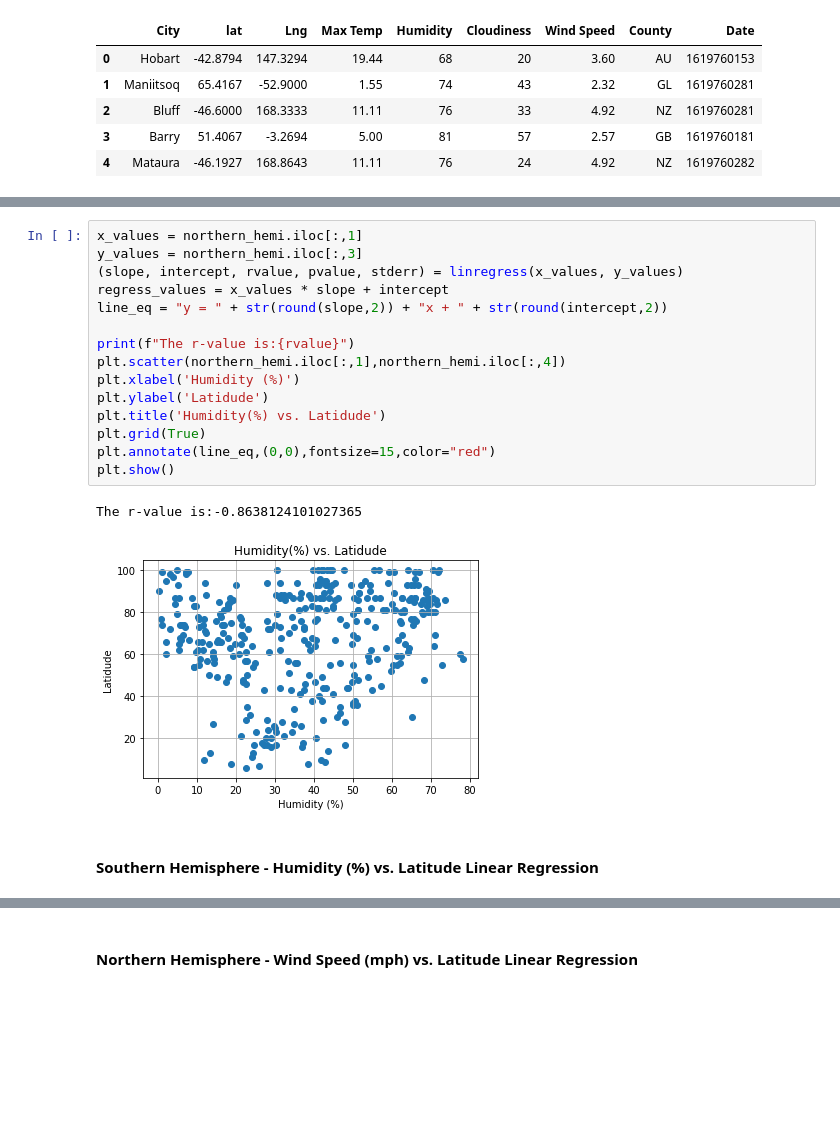
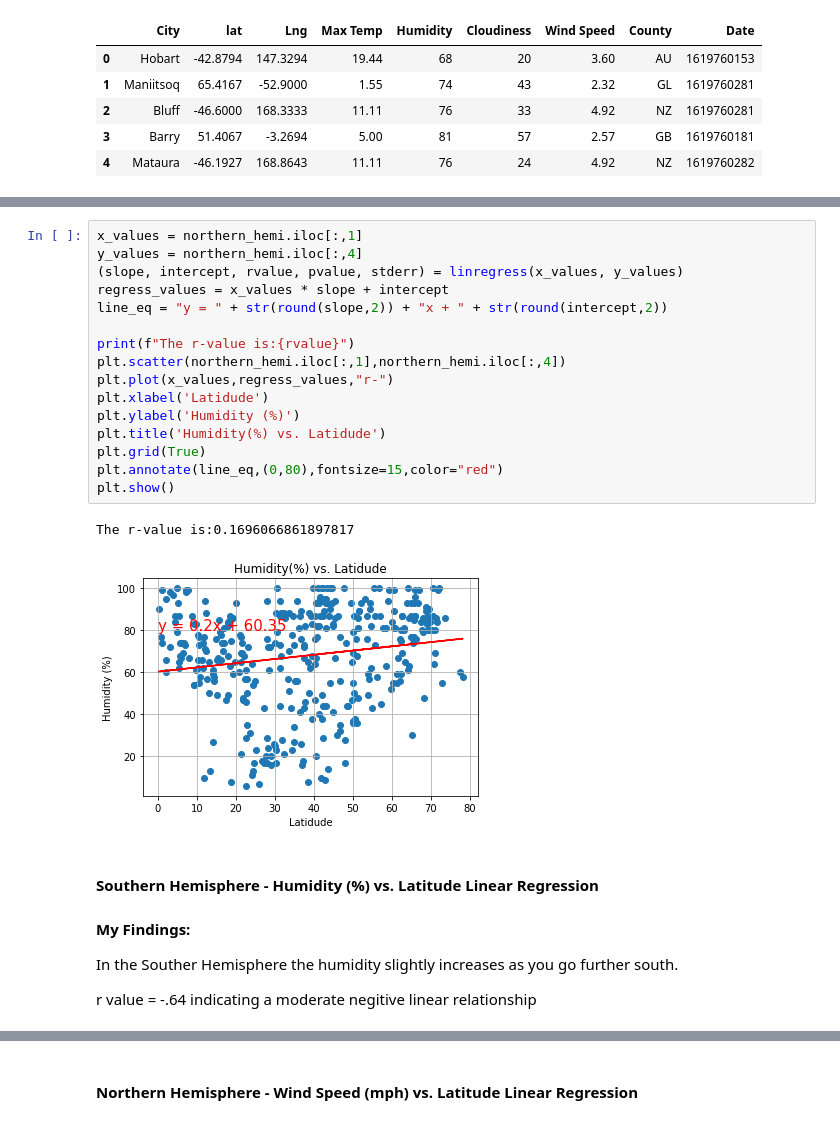
Before and after one commit to nathanPM104/python-api-challenge, a Jupyter notebook: WeatherPy.ipynb, the cells around one changed output, grey strips where cells are left out. Drawn from its saved outputs; the diff is of its cells as text; blank space fills up the shorter version.

Commit message:
Image Add

```diff
--- a/WeatherPy.ipynb
+++ b/WeatherPy.ipynb
@@ -345,22 +378,28 @@ The r-value is:0.6427124668237206
 # %%
 x_values = northern_hemi.iloc[:,1]
-y_values = northern_hemi.iloc[:,3]
+y_values = northern_hemi.iloc[:,4]
 (slope, intercept, rvalue, pvalue, stderr) = linregress(x_values, y_values)
 regress_values = x_values * slope + intercept
 line_eq = "y = " + str(round(slope,2)) + "x + " + str(round(intercept,2))
 
 print(f"The r-value is:{rvalue}")
 plt.scatter(northern_hemi.iloc[:,1],northern_hemi.iloc[:,4])
-plt.xlabel('Humidity (%)')
-plt.ylabel('Latidude')
+plt.plot(x_values,regress_values,"r-")
+plt.xlabel('Latidude')
+plt.ylabel('Humidity (%)')
 plt.title('Humidity(%) vs. Latidude')
 plt.grid(True)
-plt.annotate(line_eq,(0,0),fontsize=15,color="red")
+plt.annotate(line_eq,(0,80),fontsize=15,color="red")
 plt.show()
 # %% [output]
-The r-value is:-0.8638124101027365
+The r-value is:0.1696066861897817
-[figure, old version]
+[figure, new version]
-# %% [markdown]
-####  Southern Hemisphere - Humidity (%) vs. Latitude Linear Regression
+# %% [markdown]
+####  Southern Hemisphere - Humidity (%) vs. Latitude Linear Regression
+
+#### My Findings:
+In the Souther Hemisphere the humidity slightly increases as you go further south.
+
+r value = -.64 indicating a moderate negitive linear relationship
 # %%
 x_values = southern_hemi.iloc[:,1]
```
Also changed, not shown: parts of 22 cells of this notebook, 6 other files.
